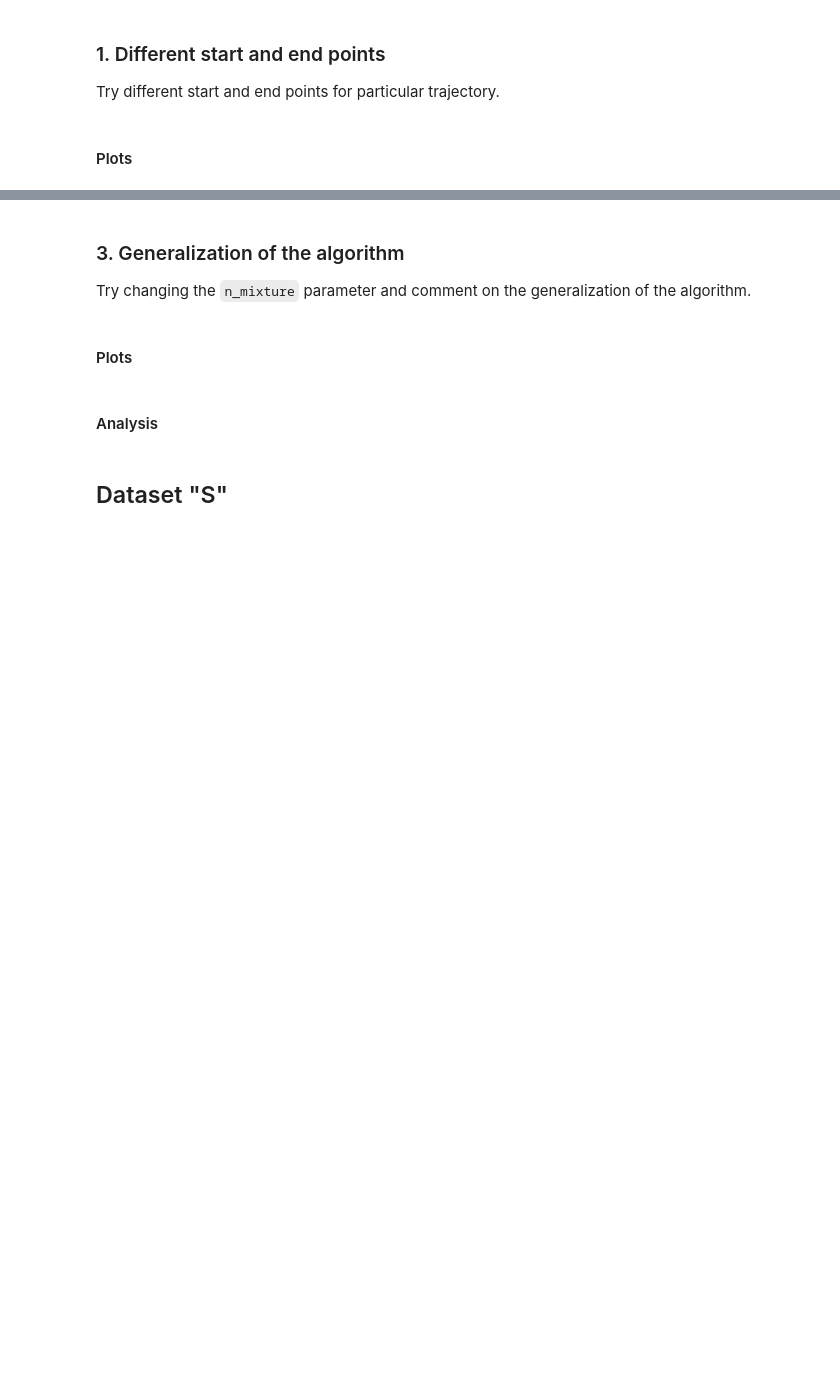
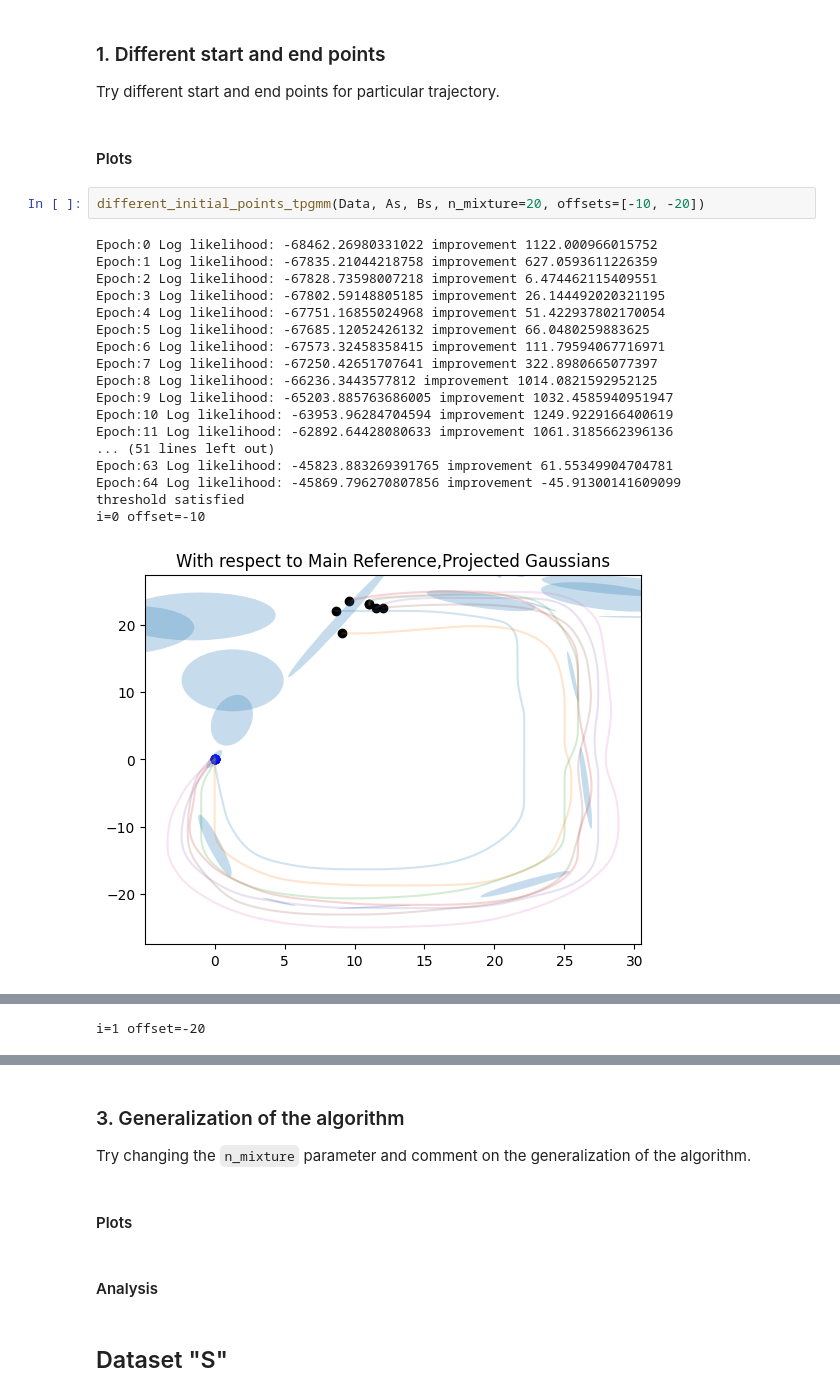
Before and after one commit to AshrithSagar/CP321-ILR-2025, a Jupyter notebook: Assignments/Assignment-3_7/Assignment9_TP_GMM.ipynb, the cells around one changed output, grey strips where cells are left out. Cells and saved outputs as stored; diff of their text form; blank space fills up the shorter version.

```diff
--- a/Assignments/Assignment-3_7/Assignment9_TP_GMM.ipynb
+++ b/Assignments/Assignment-3_7/Assignment9_TP_GMM.ipynb
@@ -83,3 +73,24 @@ Try changing the `n_mixture` parameter and comment on the generalization of the
 Try different start and end points for particular trajectory.
 # %% [markdown]
 #### Plots
+# %%
+different_initial_points_tpgmm(Data, As, Bs, n_mixture=20, offsets=[-10, -20])
+# %% [output]
+Epoch:0 Log likelihood: -68462.26980331022 improvement 1122.000966015752
+Epoch:1 Log likelihood: -67835.21044218758 improvement 627.0593611226359
+Epoch:2 Log likelihood: -67828.73598007218 improvement 6.474462115409551
+Epoch:3 Log likelihood: -67802.59148805185 improvement 26.144492020321195
+Epoch:4 Log likelihood: -67751.16855024968 improvement 51.422937802170054
+Epoch:5 Log likelihood: -67685.12052426132 improvement 66.0480259883625
+Epoch:6 Log likelihood: -67573.32458358415 improvement 111.79594067716971
+Epoch:7 Log likelihood: -67250.42651707641 improvement 322.8980665077397
+Epoch:8 Log likelihood: -66236.3443577812 improvement 1014.0821592952125
+Epoch:9 Log likelihood: -65203.885763686005 improvement 1032.4585940951947
+Epoch:10 Log likelihood: -63953.96284704594 improvement 1249.9229166400619
+Epoch:11 Log likelihood: -62892.64428080633 improvement 1061.3185662396136
+... (51 lines left out)
+Epoch:63 Log likelihood: -45823.883269391765 improvement 61.55349904704781
+Epoch:64 Log likelihood: -45869.796270807856 improvement -45.91300141609099
+threshold satisfied
+i=0 offset=-10
+[figure, added]
@@ -85,0 +100 @@ Try different start and end points for particular trajectory.
+i=1 offset=-20
```
Also changed, not shown: parts of 12 cells of this notebook, 1 other file.
